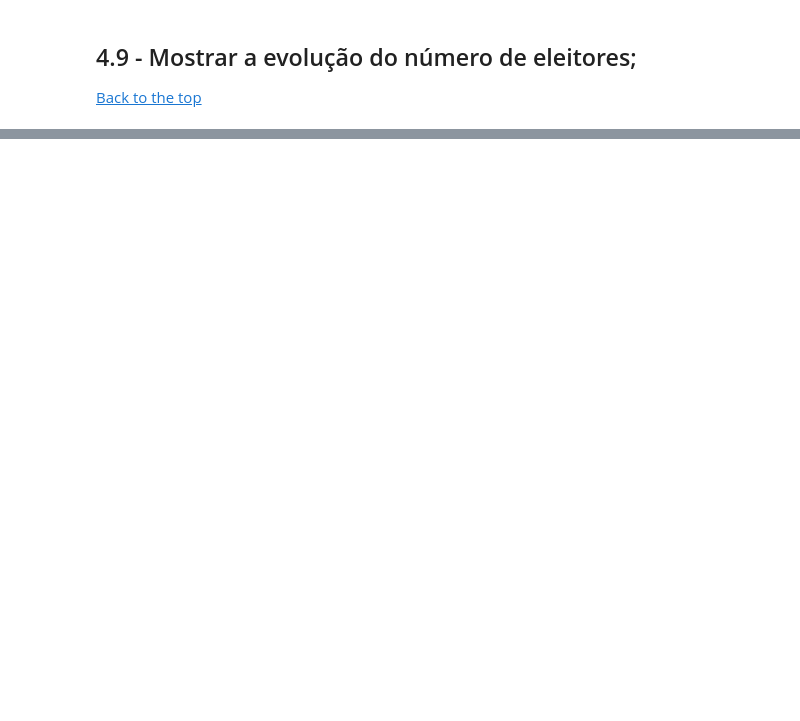
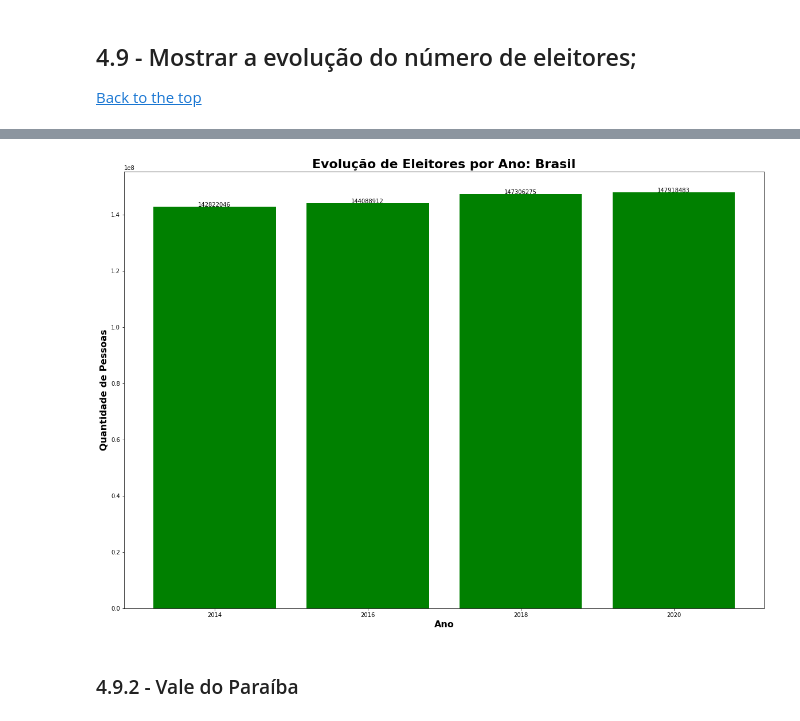
Before and after one commit to aerosdan/data-analysis, a Jupyter notebook: analise_dados_eleitorais.ipynb, the cells around one changed output, grey strips where cells are left out. Drawn from its saved outputs; the diff is of its cells as text; code cells hidden in the pictures; blank space fills up the shorter version.

```diff
--- a/analise_dados_eleitorais.ipynb
+++ b/analise_dados_eleitorais.ipynb
@@ -639,0 +801,24 @@ top_5_cities_most_young_voters(df_perfil_eleitorado_vale)
+# %%
+eleitores_2014 = df_eleitorado_2014.QTD_ELEITORES.sum()
+eleitores_2016 = df_eleitorado_2016.QTD_ELEITORES.sum()
+eleitores_2018 = df_eleitorado_2018.QTD_ELEITORES.sum()
+eleitores_2020 = df_eleitorado_2020.QTD_ELEITORES.sum()
+# %%
+# bar option
+plt.figure(figsize=(20,14))
+x = ['2014','2016','2018','2020']
+y = [eleitores_2014, eleitores_2016, eleitores_2018, eleitores_2020]
+
+plt.bar(x,y,color='g')
+
+add_labels(x, y)
+plt.title(f'Evolução de Eleitores por Ano: Brasil',fontdict=title_font)
+
+plt.xlabel('Ano',fontdict=label_font)
+plt.ylabel('Quantidade de Pessoas',fontdict=label_font)
+
+plt.show()
+# %% [output]
+[figure, added]
+# %% [markdown]
+### 4.9.2 - Vale do Paraíba
```
Also changed, not shown: parts of 38 cells of this notebook, 5 other files.
